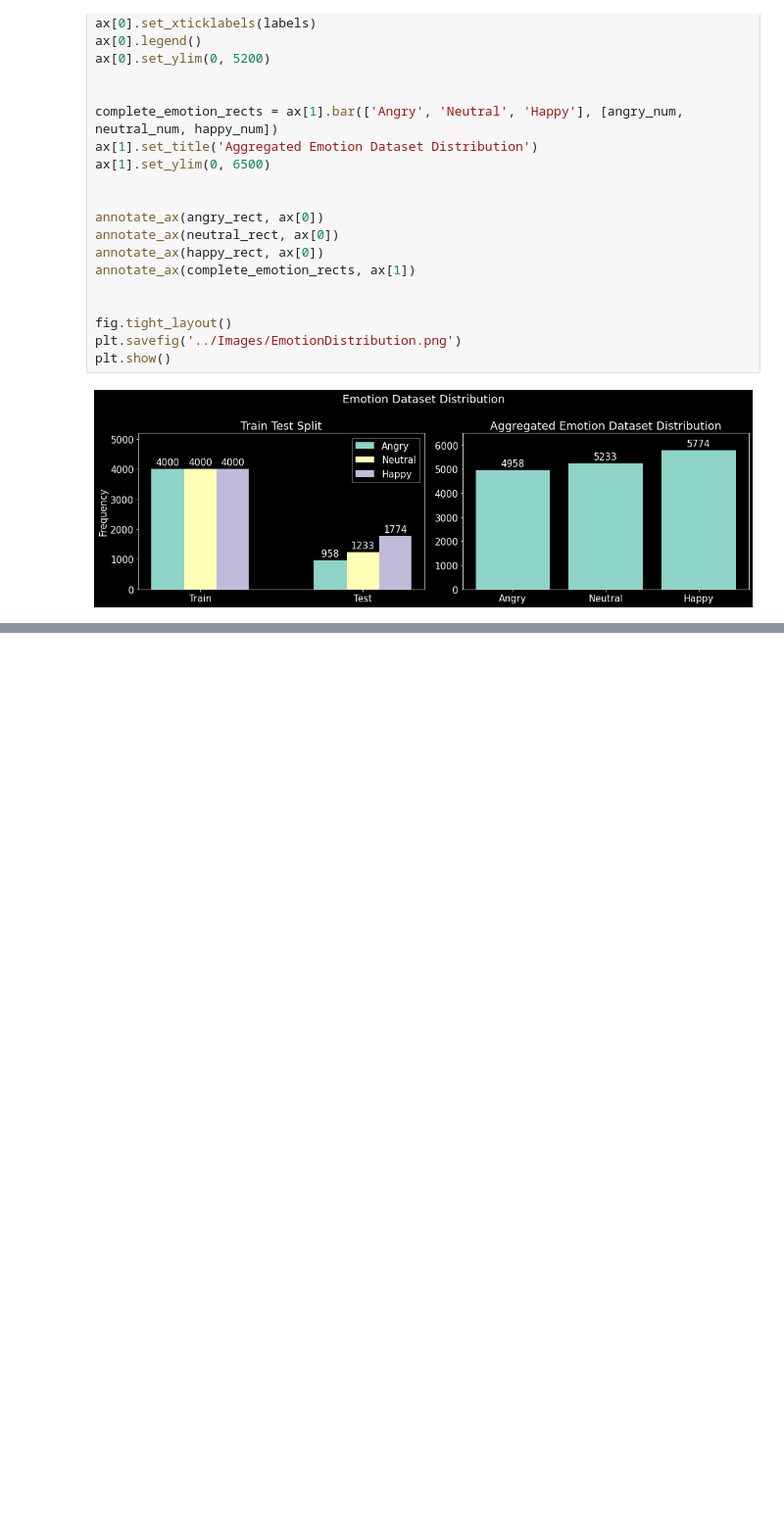
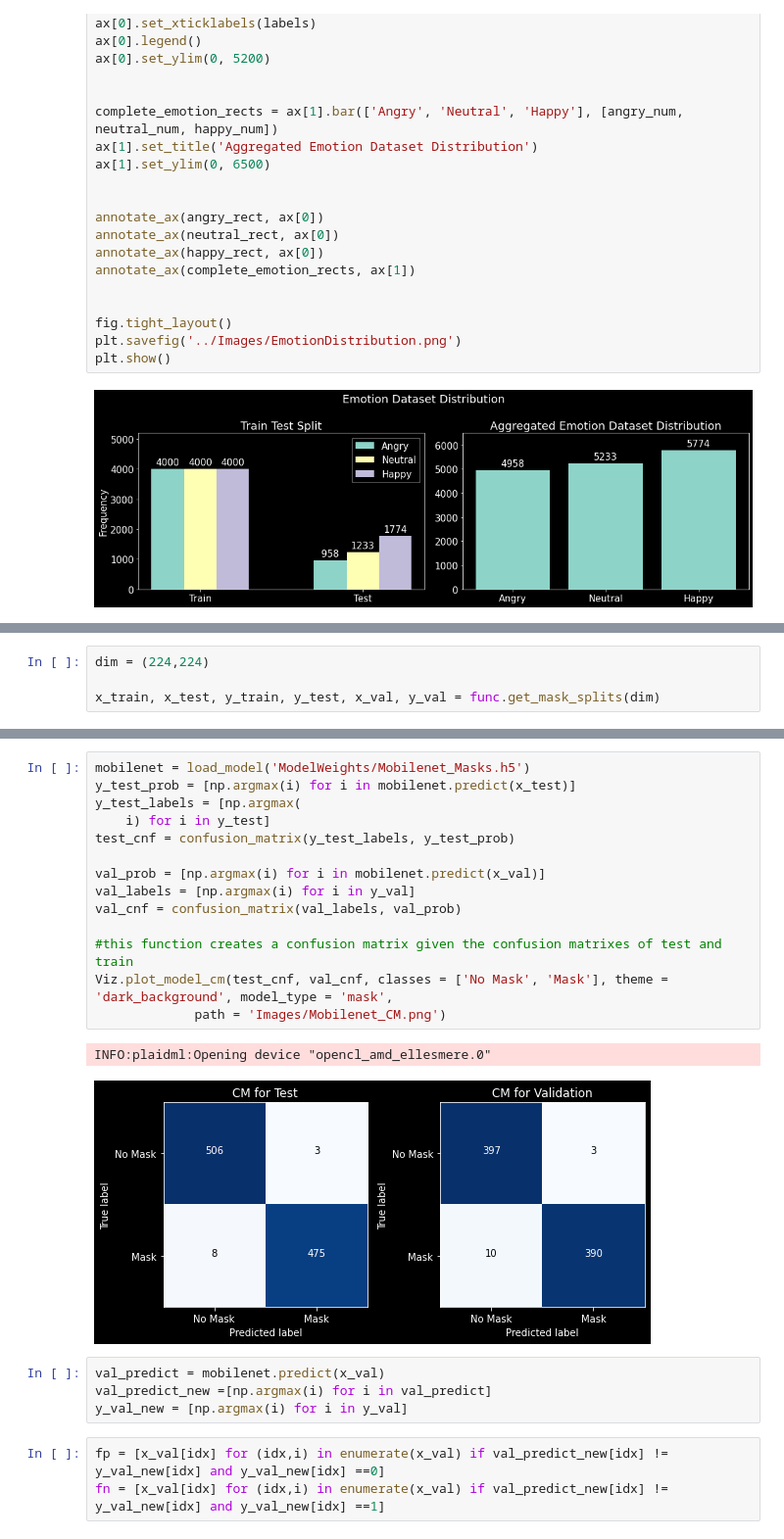
Before and after one commit to HeeebsInc/FaceMaskEmotionDetection, a Jupyter notebook: Other/PPT.ipynb, the cells around one changed output, grey strips where cells are left out. Shown: that part at 98% size. Drawn from its saved outputs; the diff is of its cells as text; blank space fills up the shorter version.

Commit message:
adding new images for readme

```diff
--- a/Other/PPT.ipynb
+++ b/Other/PPT.ipynb
@@ -147,0 +170,4 @@ True
+# %%
+dim = (224,224)
+
+x_train, x_test, y_train, y_test, x_val, y_val = func.get_mask_splits(dim)
@@ -148 +212,25 @@ True
+# %%
+mobilenet = load_model('ModelWeights/Mobilenet_Masks.h5')
+y_test_prob = [np.argmax(i) for i in mobilenet.predict(x_test)]
+y_test_labels = [np.argmax(
+    i) for i in y_test]
+test_cnf = confusion_matrix(y_test_labels, y_test_prob)
+
+val_prob = [np.argmax(i) for i in mobilenet.predict(x_val)]
+val_labels = [np.argmax(i) for i in y_val]
+val_cnf = confusion_matrix(val_labels, val_prob)
+
+#this function creates a confusion matrix given the confusion matrixes of test and train
+Viz.plot_model_cm(test_cnf, val_cnf, classes = ['No Mask', 'Mask'], theme = 'dark_background', model_type = 'mask',
+             path = 'Images/Mobilenet_CM.png')
+# %% [output]
+INFO:plaidml:Opening device "opencl_amd_ellesmere.0"
+[figure, added]
+# %%
+val_predict = mobilenet.predict(x_val)
+val_predict_new =[np.argmax(i) for i in val_predict]
+y_val_new = [np.argmax(i) for i in y_val]
+# %%
+fp = [x_val[idx] for (idx,i) in enumerate(x_val) if val_predict_new[idx] != y_val_new[idx] and y_val_new[idx] ==0]
+fn = [x_val[idx] for (idx,i) in enumerate(x_val) if val_predict_new[idx] != y_val_new[idx] and y_val_new[idx] ==1]
 # %%
```
Also changed, not shown: parts of 15 cells of this notebook, 12 other files.
